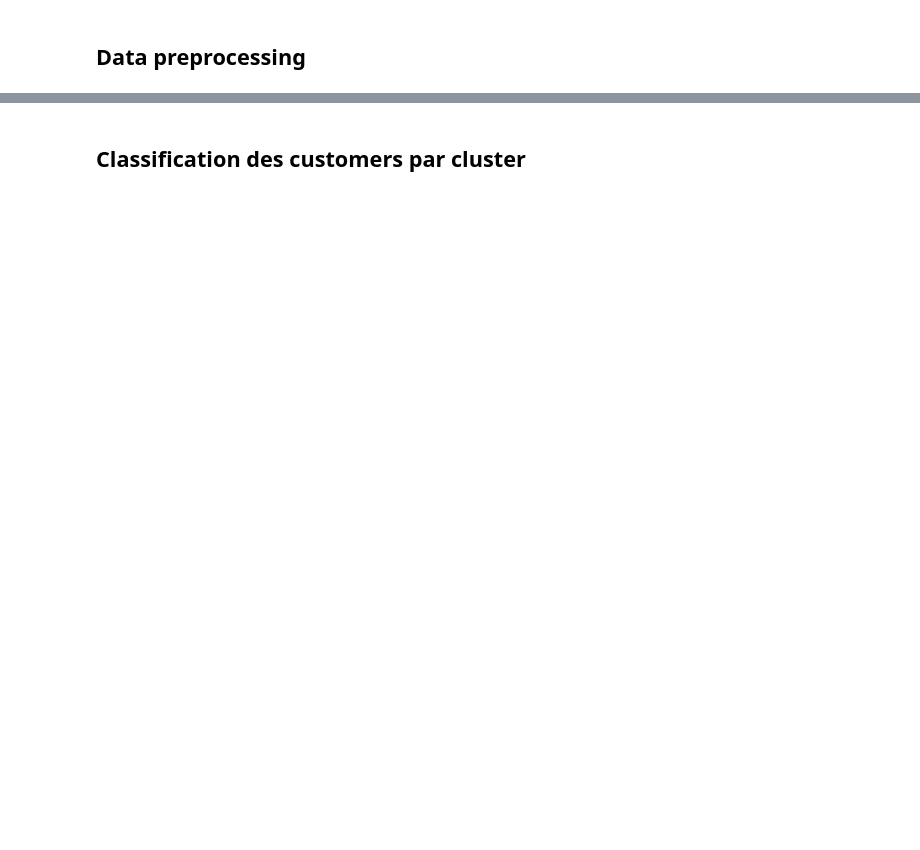
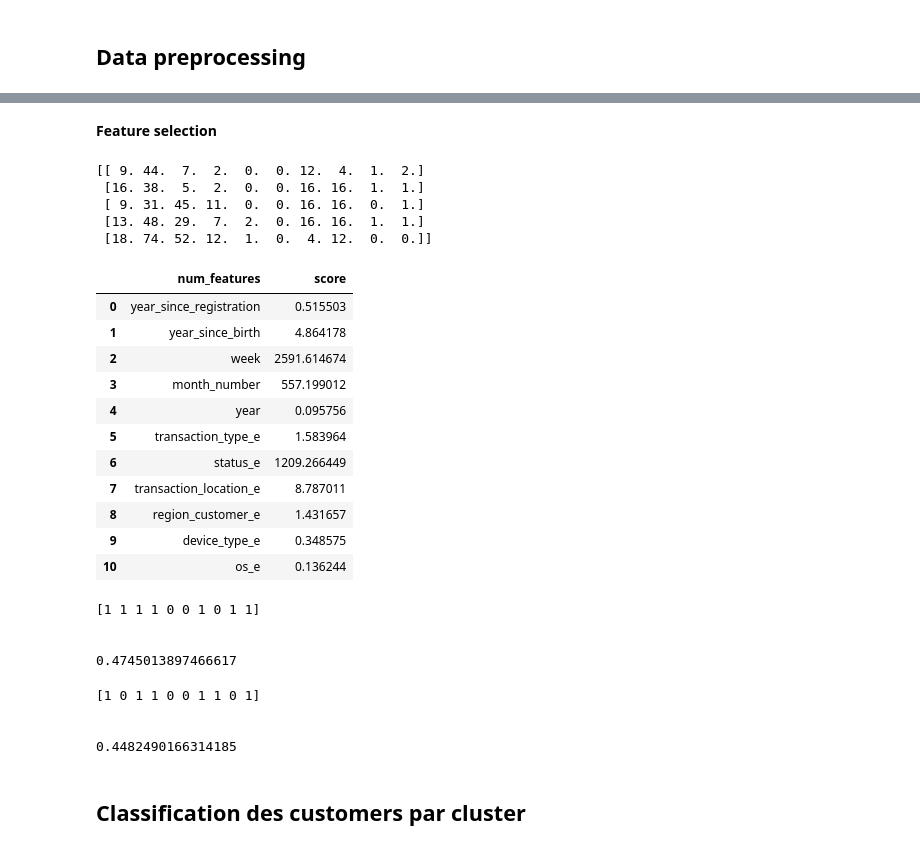
Before and after one commit to Anaaurelle237/AI_Summer_projet_8, a Jupyter notebook: notebooks/modelisation_ai.ipynb, the cells around one changed output, grey strips where cells are left out. Drawn from its saved outputs; the diff is of its cells as text; code cells hidden in the pictures; blank space fills up the shorter version.

```diff
--- a/notebooks/modelisation_ai.ipynb
+++ b/notebooks/modelisation_ai.ipynb
@@ -110,4 +246,7 @@ data.head()
+# %%
+TARGET = data.is_fraud
+data = data.drop(columns=["is_fraud"])
 # %%
-num_features = list(data.select_dtypes(["int64","float64"]).columns)
-cat_features = data.select_dtypes(["object"])
+num_features = list(data.select_dtypes(["int64", "UInt32", "int32"]).columns)
+cat_features = list(data.select_dtypes(["object"]).columns)
 num_features
@@ -122,5 +265,31 @@ model.fit(X)
-# %%
-data["anomalie"] = model.predict(X)
-anomalie = data[data.anomalie==-1]
-print(anomalie.shape)
-anomalie.head()
+# %% [markdown]
+**Feature selection**
+# %%
+test = SelectKBest(score_func=chi2)
+fit = test.fit(data[num_features], TARGET)
+# %%
+np.set_printoptions(precision=3)
+features = fit.transform(data[num_features])
+print(features[0:5, :])
+feat = pd.DataFrame()
+feat["num_features"] = num_features
+feat["score"] = fit.scores_
+feat
+# %% [output]
+[[ 9. 44.  7.  2.  0.  0. 12.  4.  1.  2.]
+ [16. 38.  5.  2.  0.  0. 16. 16.  1.  1.]
+ [ 9. 31. 45. 11.  0.  0. 16. 16.  0.  1.]
+ [13. 48. 29.  7.  2.  0. 16. 16.  1.  1.]
+ [18. 74. 52. 12.  1.  0.  4. 12.  0.  0.]]
+|  | num_features | score |
+| 0 | year_since_registration | 0.515503 |
+| 1 | year_since_birth | 4.864178 |
+| 2 | week | 2591.614674 |
+| 3 | month_number | 557.199012 |
+| 4 | year | 0.095756 |
+| 5 | transaction_type_e | 1.583964 |
+| 6 | status_e | 1209.266449 |
+| 7 | transaction_location_e | 8.787011 |
+| 8 | region_customer_e | 1.431657 |
+| 9 | device_type_e | 0.348575 |
+| 10 | os_e | 0.136244 |
@@ -127,3 +311,17 @@ anomalie.head()
+# %%
+model_fit_transform(num_features)
+# %% [output]
+[1 1 1 1 0 0 1 0 1 1]
+
+
+0.4745013897466617
+# %%
+model_fit_transform(features_select)
+# %% [output]
+[1 0 1 1 0 0 1 1 0 1]
+
+
+0.4482490166314185
 # %% [markdown]
 ## Classification des customers par cluster
 # %%
```
Also changed, not shown: parts of 28 cells of this notebook, 3 other files.
